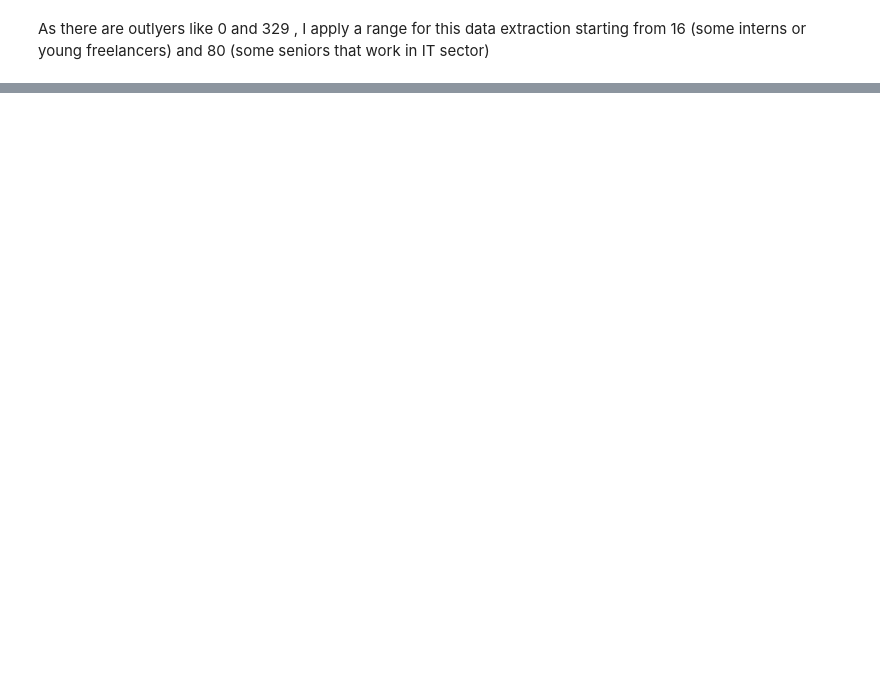
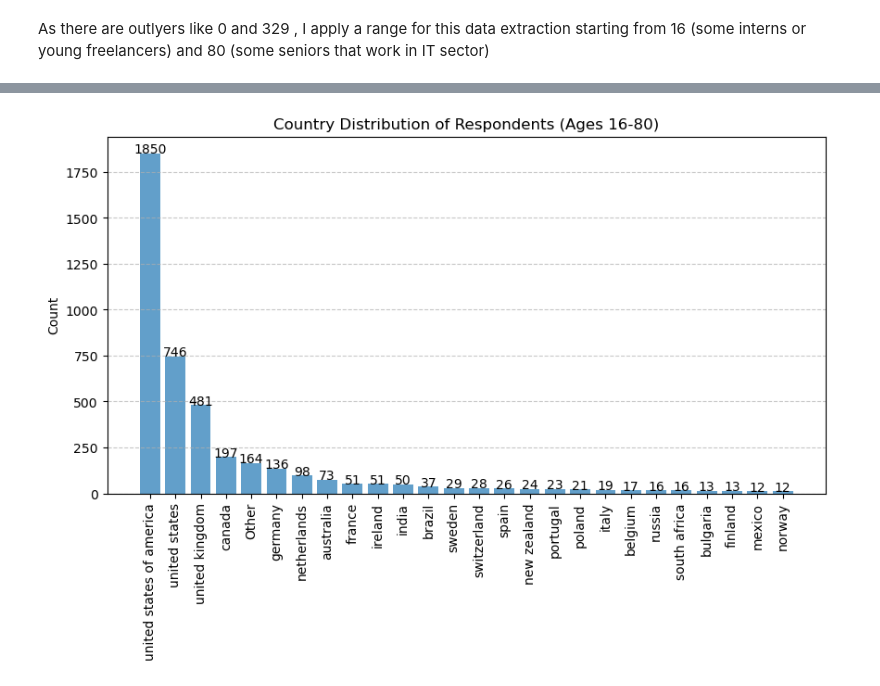
Before and after one commit to Kristaps-E/EDA_Mental_health_in_teach, a Jupyter notebook: EDA.IPYNB, the cells around one changed output, grey strips where cells are left out. Drawn from its saved outputs; the diff is of its cells as text; code cells hidden in the pictures; blank space fills up the shorter version.

```diff
--- a/EDA.IPYNB
+++ b/EDA.IPYNB
@@ -393,0 +501,43 @@ Age Range: 57
+# %%
+query = """
+WITH valid_ages AS (
+    SELECT UserID
+    FROM Answer
+    WHERE QuestionID = 1
+    AND AnswerText GLOB '[0-9]*'
+    AND CAST(AnswerText AS INTEGER) BETWEEN 16 AND 80
+),
+country_counts AS (
+    SELECT AnswerText AS country, COUNT(*) AS count
+    FROM Answer
+    WHERE QuestionID = 3
+    AND UserID IN (SELECT UserID FROM valid_ages)
+    GROUP BY AnswerText
+),
+filtered_countries AS (
+    SELECT country, count FROM country_counts WHERE count > 10
+    UNION ALL
+    SELECT 'Other' AS country, SUM(count) FROM country_counts WHERE count <= 10
+)
+SELECT country, count FROM filtered_countries ORDER BY count DESC;
+"""
+
+country_stats = conn.execute(query).fetchall()
+country_labels, country_counts = zip(*country_stats)
+
+custom_color = '#629fca'
+plt.figure(figsize=(10, 5))
+plt.bar(country_labels, country_counts, color=[custom_color] * len(country_labels))
+
+for i, v in enumerate(country_counts):
+    plt.text(i, v + 2, str(v), ha='center', fontsize=10)
+
+plt.title("Country Distribution of Respondents (Ages 16-80)")
+plt.ylabel("Count")
+plt.xticks(rotation=90)
+plt.grid(axis='y', linestyle='--', alpha=0.7)
+
+# Show plot
+plt.show()
+# %% [output]
+[figure, added]
```
Also changed, not shown: parts of 20 cells of this notebook, 2 other files.
